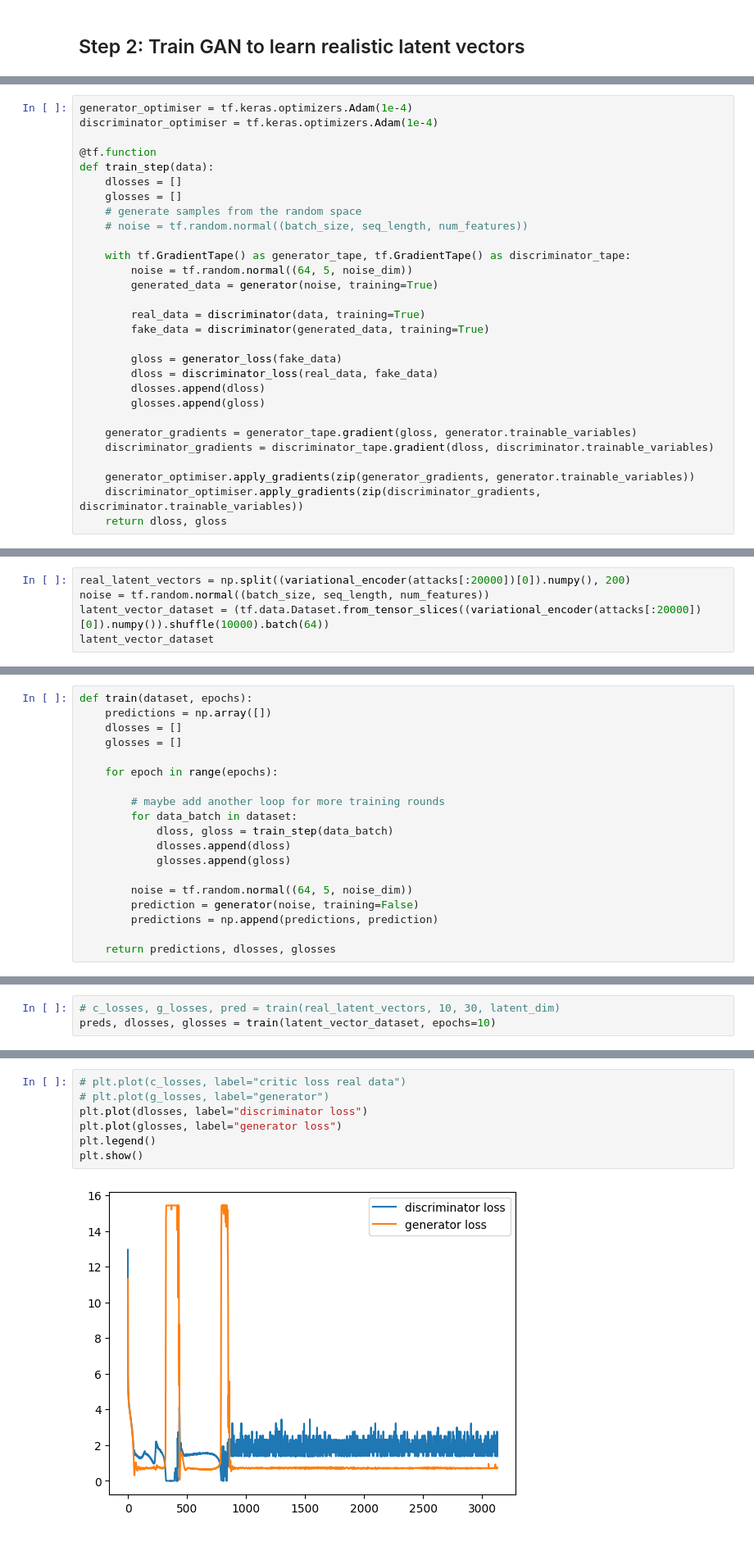
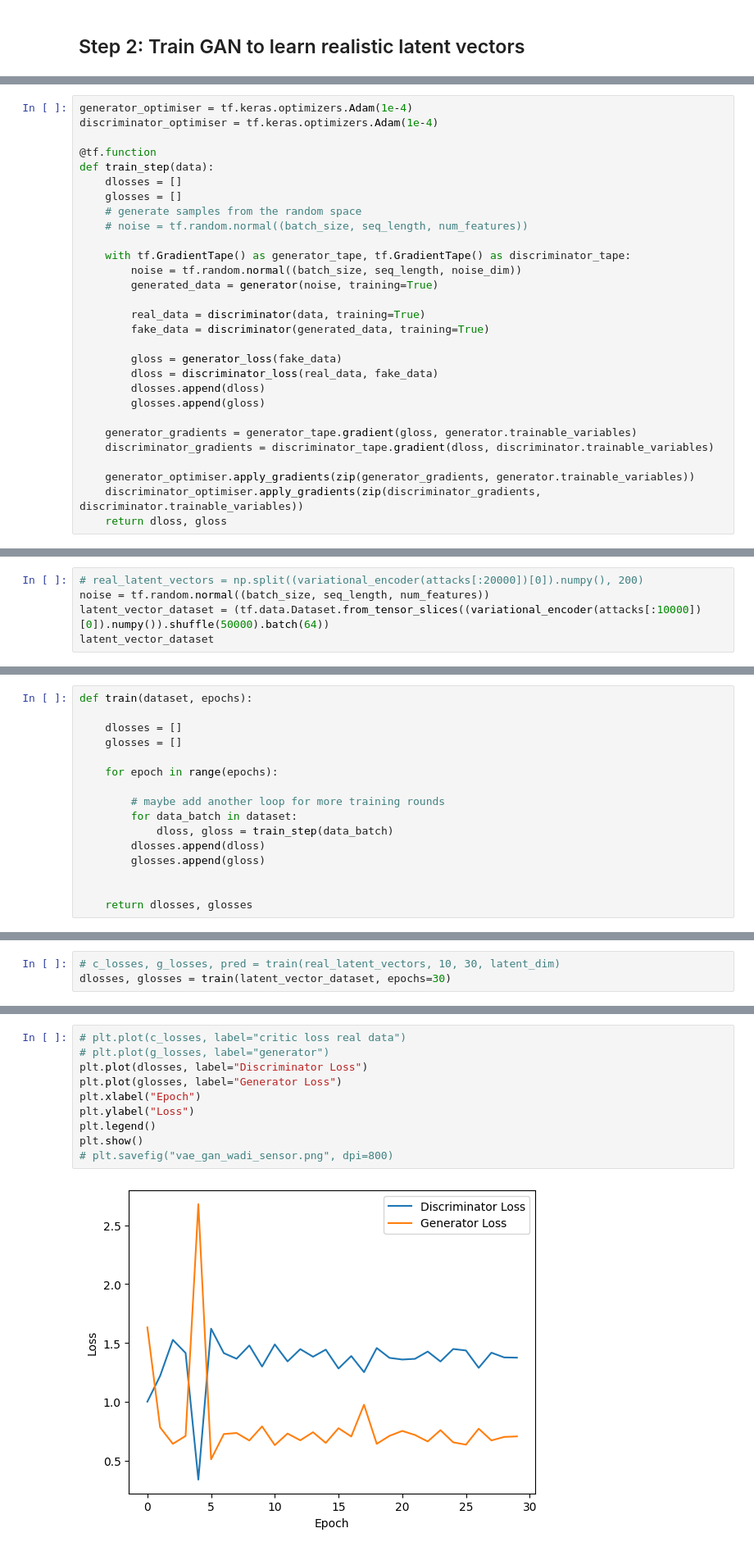
Before and after one commit to KylaNel/ICS_data_generation, a Jupyter notebook: code/vae_gan.ipynb, the cells around one changed output, grey strips where cells are left out. Shown at 82% size. Drawn from its saved outputs; the diff is of its cells as text.

```diff
--- a/code/vae_gan.ipynb
+++ b/code/vae_gan.ipynb
@@ -276,7 +311,7 @@ def train_step(data):
     # noise = tf.random.normal((batch_size, seq_length, num_features))
 
     with tf.GradientTape() as generator_tape, tf.GradientTape() as discriminator_tape:
-        noise = tf.random.normal((64, 5, noise_dim))
+        noise = tf.random.normal((batch_size, seq_length, noise_dim))
         generated_data = generator(noise, training=True)
 
         real_data = discriminator(data, training=True)
@@ -296,6 +350,6 @@ def train_step(data):
 # %%
-real_latent_vectors = np.split((variational_encoder(attacks[:20000])[0]).numpy(), 200)
+# real_latent_vectors = np.split((variational_encoder(attacks[:20000])[0]).numpy(), 200)
 noise = tf.random.normal((batch_size, seq_length, num_features))
-latent_vector_dataset = (tf.data.Dataset.from_tensor_slices((variational_encoder(attacks[:20000])[0]).numpy()).shuffle(10000).batch(64))
+latent_vector_dataset = (tf.data.Dataset.from_tensor_slices((variational_encoder(attacks[:10000])[0]).numpy()).shuffle(50000).batch(64))
 latent_vector_dataset
 # %% [output]
@@ -303,6 +357,6 @@ latent_vector_dataset
 # %%
 def train(dataset, epochs):
-    predictions = np.array([])
+
     dlosses = []
     glosses = []
 
@@ -311,11 +365,8 @@ def train(dataset, epochs):
         # maybe add another loop for more training rounds
         for data_batch in dataset:
             dloss, gloss = train_step(data_batch)
-            dlosses.append(dloss)
-            glosses.append(gloss)
+        dlosses.append(dloss)
+        glosses.append(gloss)
 
-        noise = tf.random.normal((64, 5, noise_dim))
-        prediction = generator(noise, training=False)
-        predictions = np.append(predictions, prediction)
 
-    return predictions, dlosses, glosses
+    return dlosses, glosses
@@ -326,6 +373,6 @@ len(real_latent_vectors)
 # %%
 # c_losses, g_losses, pred = train(real_latent_vectors, 10, 30, latent_dim)
-preds, dlosses, glosses = train(latent_vector_dataset, epochs=10)
+dlosses, glosses = train(latent_vector_dataset, epochs=30)
 # %%
 
 # noise_dim = 30
@@ -347,9 +394,12 @@ preds, dlosses, glosses = train(latent_vector_dataset, epochs=10)
 # %%
 # plt.plot(c_losses, label="critic loss real data")
 # plt.plot(g_losses, label="generator")
-plt.plot(dlosses, label="discriminator loss")
-plt.plot(glosses, label="generator loss")
+plt.plot(dlosses, label="Discriminator Loss")
+plt.plot(glosses, label="Generator Loss")
+plt.xlabel("Epoch")
+plt.ylabel("Loss")
 plt.legend()
 plt.show()
+# plt.savefig("vae_gan_wadi_sensor.png", dpi=800)
 # %% [output]
-[figure, old version]
+[figure, new version]
```
Also changed, not shown: parts of 21 cells of this notebook, 5 other files.
